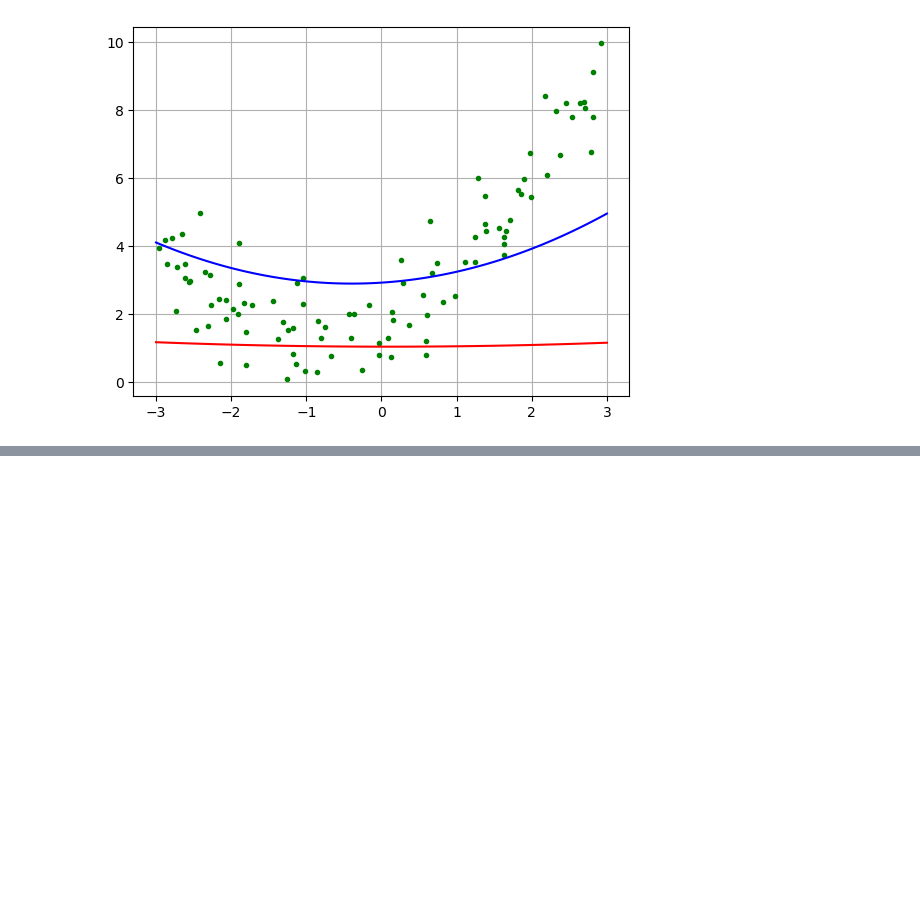
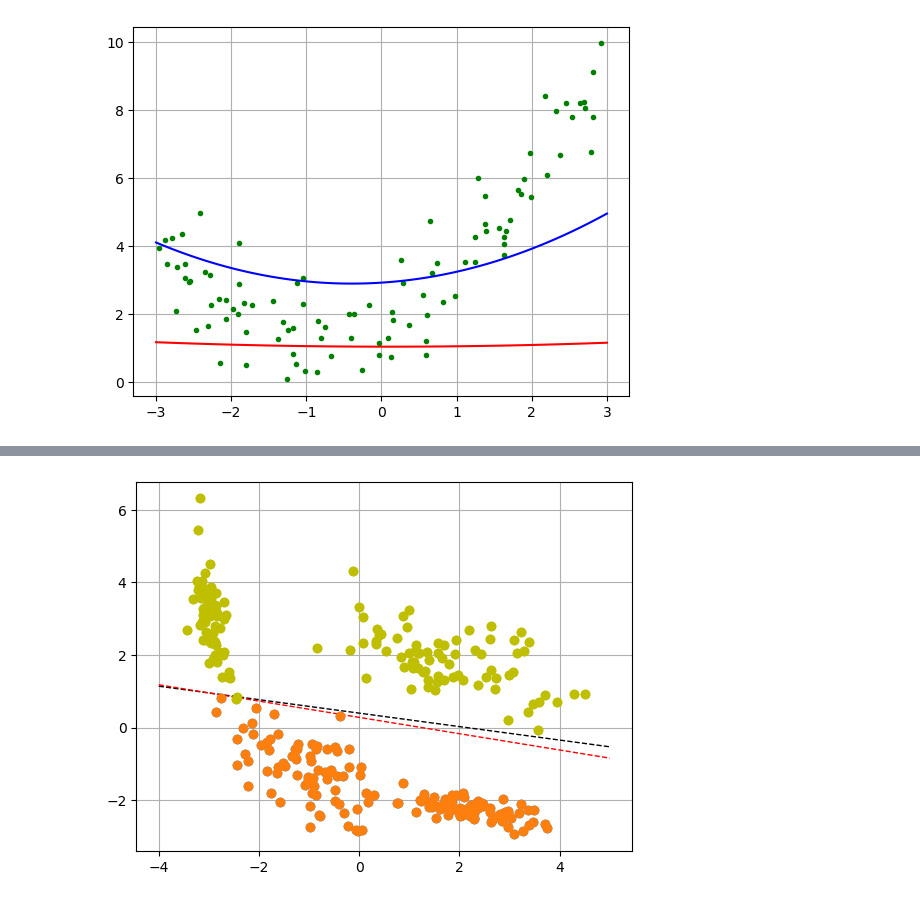
Before and after one commit to Vadimbuildercxx/MLAlg, a Jupyter notebook: regularization.ipynb, the cells around one changed output, grey strips where cells are left out. Drawn from its saved outputs; the diff is of its cells as text; code cells hidden in the pictures; blank space fills up the shorter version.

Commit message:
Add logistic regression

```diff
--- a/regularization.ipynb
+++ b/regularization.ipynb
@@ -240,0 +262,11 @@ class LogisticRegression():
+# %%
+from sklearn.linear_model import LogisticRegression as LogisticRegressionSK
+
+log_reg = LogisticRegression(n_iter=100, eta0=0.01)
+log_reg.fit(toy_X_clf, toy_y_clf)
+print(log_reg.predict(toy_X_clf[:4]),log_reg.predict_proba(toy_X_clf[:4]),  toy_y_clf[:4])
+
+log_reg_sk = LogisticRegressionSK()
+log_reg_sk.fit(toy_X_clf, toy_y_clf)
+print(log_reg_sk.predict(toy_X_clf[:4]), toy_y_clf[:4])
+print(log_reg_sk.coef_, log_reg.coef_)
@@ -240,0 +283,24 @@ class LogisticRegression():
+# %%
+def plot_decsision_line(model, X, color="k", ls="--"):
+    c = -model.intercept_/model.coef_[0][1]
+    m = -model.coef_[0][0] /model.coef_[0][1]
+    xd = np.array(X)
+    yd = m*xd + c
+
+    plt.plot(xd, yd, color, lw=1, ls=ls)
+# %%
+plt.plot(toy_X_clf[class_1][:,0], toy_X_clf[class_1][:,1], "o")
+plt.plot(toy_X_clf[class_2][:,0], toy_X_clf[class_2][:,1], "yo")
+#Line
+
+plot_decsision_line(log_reg,X=[-4, 5], color="k", ls="--")
+
+plot_decsision_line(log_reg_sk,X=[-4, 5], color="r", ls="--")
+
+plt.plot(toy_X_clf[class_1][:,0], toy_X_clf[class_1][:,1], "o")
+plt.plot(toy_X_clf[class_2][:,0], toy_X_clf[class_2][:,1], "yo")
+
+plt.grid(True)
+plt.show()
+# %% [output]
+[figure, added]
```
Also changed, not shown: parts of 7 cells of this notebook, 2 other files.
